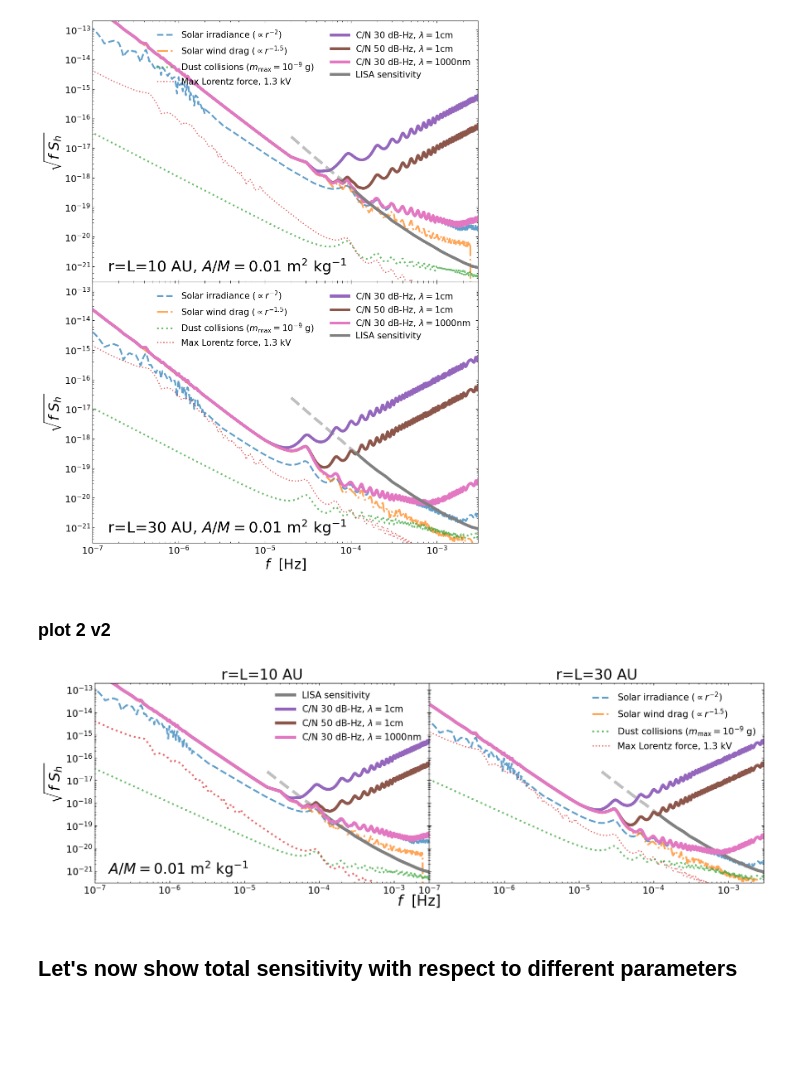
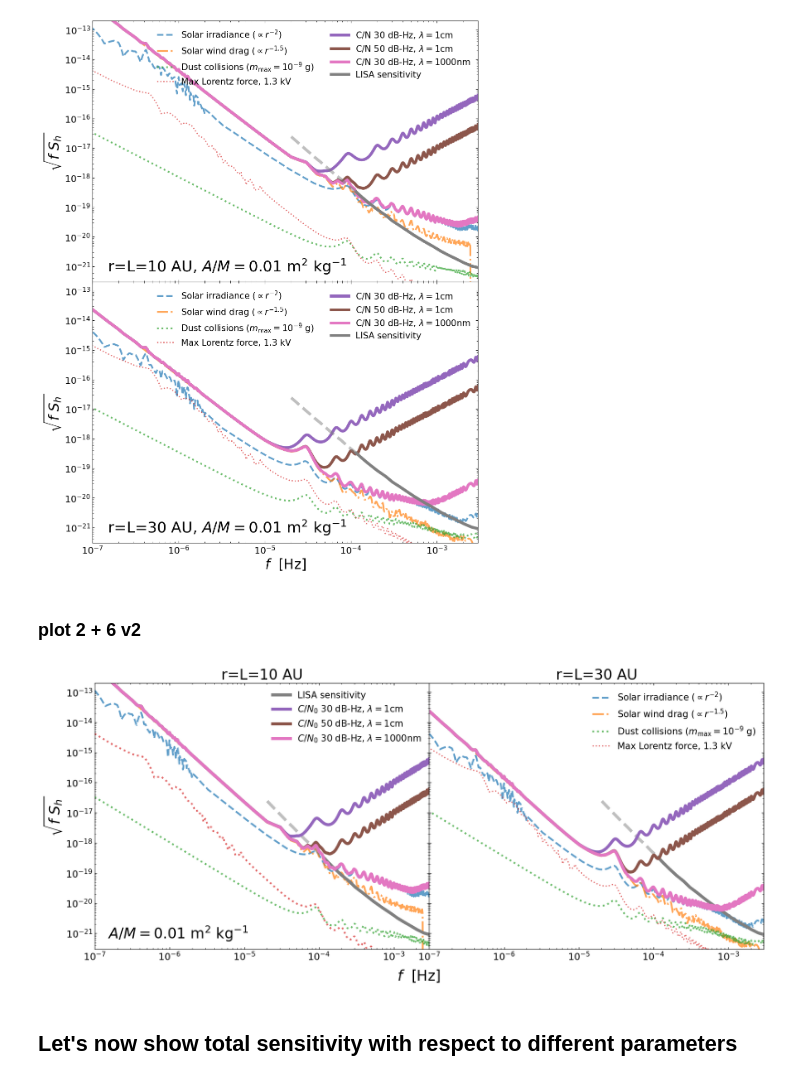
Before and after one commit to astromcquinn/GWwithDragFree, a Jupyter notebook: GWsensitivity_2baselines.ipynb, the cells around one changed output. Saved outputs shown, nothing was run; the diff lists cells and outputs as text; code cells hidden in the pictures; blank space fills up the shorter version.

```diff
--- a/GWsensitivity_2baselines.ipynb
+++ b/GWsensitivity_2baselines.ipynb
@@ -628,7 +628,7 @@ plt.show()
 ### plot 1 v2
 # %%
 # Set up the plot with shared y-axis
-fig, axes = plt.subplots(nrows=1, ncols=num_baselines, figsize=(10 * num_baselines, 6), sharex=True, sharey=True)
+fig, axes = plt.subplots(nrows=1, ncols=num_baselines, figsize=(10 * num_baselines, 4 * num_baselines), sharex=True, sharey=True)
 plt.subplots_adjust(wspace=0)#, top=0.95, bottom=0.05)
 
 plt.rcParams.update({'font.size': 22})
@@ -1276,7 +1276,7 @@ plt.show()
 # %% [output]
 [figure]
 # %% [markdown]
-### plot 2 v2
+### plot 2 + 6 v2
 # %%
 geometric_suppression = 0.5
 show_dBHz = False
@@ -1285,11 +1285,11 @@ show_dispersion = False
 only_show_acceleration_total = False
 
 alpha_dB = 1  # opacity of laser curve
-acc_width = 3 #width of lines for accelerations
+acc_width = 3 # width of lines for accelerations
 
 
 # Create subplots with shared x-axis
-fig, axes = plt.subplots(nrows=1, ncols=num_baselines, figsize=(10 * num_baselines, 6), sharex=True, sharey=True)
+fig, axes = plt.subplots(nrows=1, ncols=num_baselines, figsize=(10 * num_baselines, 4 * num_baselines), sharex=True, sharey=True)
 plt.subplots_adjust(wspace=0)#, top=0.95, bottom=0.05)
 
 plt.rcParams.update({'font.size': 20})
@@ -1355,7 +1355,10 @@ for i in range(num_baselines):
             ax.loglog(freq_arr, freq_arr ** 0.5 * lorentz / window, ls=':', alpha=0.7, lw=acc_width)
 
     if show_dispersion:
-        ax.loglog(freq_arr[:-100], freq_arr[:-100]**.5*getherror_dispersion(freq_arr[:-100], baseline_length_AU, nuGHz)/window[:-100], label='plasma noise, ' + r'$\lambda={:.0f}$cm'.format(lambda0), color='magenta', lw=10)
+        if i == num_baselines - 1:
+            ax.loglog(freq_arr[:-100], freq_arr[:-100]**.5*getherror_dispersion(freq_arr[:-100], baseline_length_AU, nuGHz)/window[:-100], ls='--', label='plasma noise, ' + r'$\lambda={:.0f}$cm'.format(lambda0), color='C1', lw=4)
+        else:
+            ax.loglog(freq_arr[:-100], freq_arr[:-100]**.5*getherror_dispersion(freq_arr[:-100], baseline_length_AU, nuGHz)/window[:-100], ls='--', color='C1', lw=4)
 
 
 
@@ -1377,24 +1380,24 @@ for i in range(num_baselines):
     if show_total:
         total30dB = np.sqrt((noise_30dBHz ** 2 + irradiance ** 2 + drag ** 2) / Romega_values)
         if i == 0:
-            ax.loglog(freq_arr, freq_arr ** 0.5 * total30dB, lw=acc_width + 2, alpha=1.0,
-                      label='C/N 30 dB-Hz, $\lambda={:.0f}$cm'.format(lambda0))
+            ax.loglog(freq_arr, freq_arr ** 0.5 * total30dB, lw=acc_width + 2, alpha=1.0, color='C4',
+                      label=r'$C/N_0$ 30 dB-Hz, $\lambda={:.0f}$cm'.format(lambda0))
         else:
-            ax.loglog(freq_arr, freq_arr ** 0.5 * total30dB, lw=acc_width + 2, alpha=1.0,)
+            ax.loglog(freq_arr, freq_arr ** 0.5 * total30dB, lw=acc_width + 2, alpha=1.0, color='C4',)
 
         total50dB = np.sqrt((noise_50dBHz ** 2 + irradiance ** 2 + drag ** 2) / Romega_values)
         if i == 0:
-            ax.loglog(freq_arr, freq_arr ** 0.5 * total50dB, lw=acc_width + 2, alpha=1.0,
-                      label='C/N 50 dB-Hz, $\lambda={:.0f}$cm'.format(lambda0))
+            ax.loglog(freq_arr, freq_arr ** 0.5 * total50dB, lw=acc_width + 2, alpha=1.0, color='C5',
+                      label=r'$C/N_0$ 50 dB-Hz, $\lambda={:.0f}$cm'.format(lambda0))
         else:
-            ax.loglog(freq_arr, freq_arr ** 0.5 * total50dB, lw=acc_width + 2, alpha=1.0,)
+            ax.loglog(freq_arr, freq_arr ** 0.5 * total50dB, lw=acc_width + 2, alpha=1.0, color='C5',)
 
         #30dB Hz laser
         total30dBLaser = np.sqrt((noise_30dBHz_laser**2 + irradiance**2 + drag**2)/Romega_values)
         if i == 0:
-            ax.loglog(freq_arr, freq_arr**.5*total30dBLaser, lw=acc_width+2, alpha=alpha_dB, label='C/N 30 dB-Hz, $\lambda={:.0f}$nm'.format(1000))
+            ax.loglog(freq_arr, freq_arr**.5*total30dBLaser, lw=acc_width+2, alpha=alpha_dB, color='C6', label=r'$C/N_0$ 30 dB-Hz, $\lambda={:.0f}$nm'.format(1000))
         else:
-            ax.loglog(freq_arr, freq_arr**.5*total30dBLaser, lw=acc_width+2, alpha=alpha_dB,)
+            ax.loglog(freq_arr, freq_arr**.5*total30dBLaser, lw=acc_width+2, alpha=alpha_dB, color='C6',)
 
 
     # Set labels and legend
@@ -1420,36 +1423,36 @@ for i in range(num_baselines):
     ax.set_title(r'r=L={} AU'.format(baseline_length_AU))
 
     # Set x and y limits
     ax.set_xlim([1e-7, .003])
     if show_dispersion:
         ax.set_xlim([1e-7, .002])
 
     ax.set_ylim([acc_min, acc_max])
 
     ax.tick_params(axis='both', which='major', labelsize=16)
     ax.tick_params(axis='x', top=True, direction='in')
     ax.tick_params(axis='y', right=True, direction='in')
     ax.tick_params(axis='both', which='minor', direction='in')
     ax.tick_params(axis='x', which='minor', top=True)
     ax.tick_params(axis='y', which='minor', right=True)
 
 
-fig.supxlabel(r'$f$  [Hz]', fontsize=24)
+fig.supxlabel(r'$f$  [Hz]', fontsize=24)#, y=-0.01)
 
 
 # Adjust layout and show the plot
 
 # Optionally, save the figure
 # if show_dispersion:
 #     plt.savefig("figures/strainsensitivity_A{}m{}_dispersion.pdf".format(area_spacecraft_irradiance_msq, mass_spacecraft_kg), format='pdf')
 # else:
 #     plt.savefig("figures/strainsensitivity_A{}m{}.pdf".format(area_spacecraft_irradiance_msq, mass_spacecraft_kg), format='pdf')
 
-# plt.savefig("/Users/cdmcgrat/Desktop/matt_updated_figs/fig2.pdf", bbox_inches='tight', format='pdf')
+# plt.savefig("/Users/cdmcgrat/Desktop/matt_updated_figs/fig6.pdf", bbox_inches='tight', format='pdf')
 
 plt.show()
 # %% [output]
-[figure, old version]
+[figure, new version]
 # %% [markdown]
 ## Let's now show total sensitivity with respect to different parameters
 # %%
```
Also changed, not shown: parts of 4 cells of this notebook.
